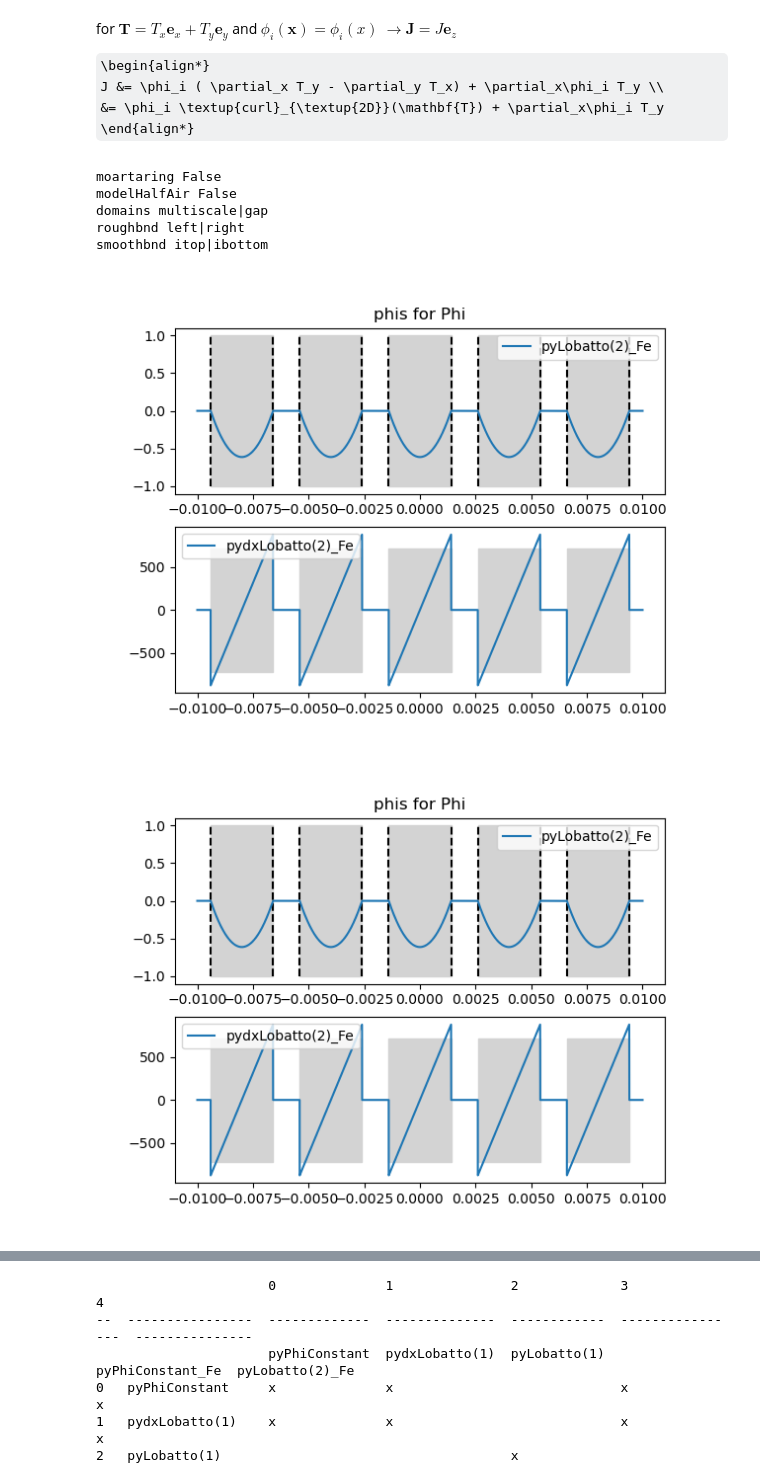
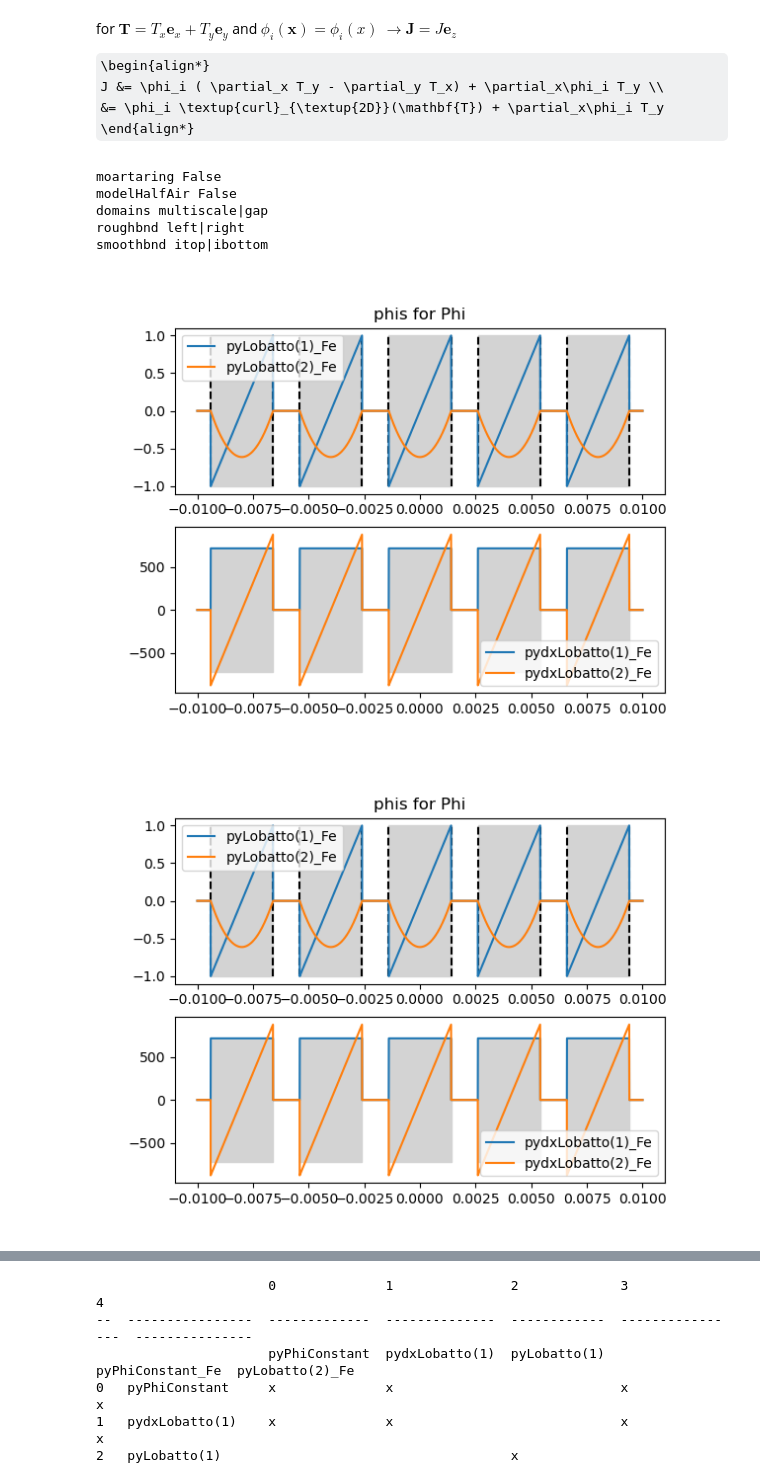
Before and after one commit to vhanser/ngsolveexample, a Jupyter notebook: content/multiscale/multiscale2DAllECP.ipynb, the cells around one changed output, grey strips where cells are left out. Saved outputs shown, nothing was run; the diff lists cells and outputs as text; code cells hidden in the pictures; some formulas as TeX source.

Commit message:
good for rough

```diff
--- a/content/multiscale/multiscale2DAllECP.ipynb
+++ b/content/multiscale/multiscale2DAllECP.ipynb
@@ -18,7 +18,7 @@ import numpy as np
 
 
 rotated = True
-rotate_excitation = True
+rotate_excitation = False
 modelHalfAir = False
 
 moartaring=False
@@ -299,15 +299,15 @@ def calcMultiscale(useGradients=True, drawPhis=True):
             cl_Phi(1, fes_order=1, material=domains, dirichlet=roughbnd, useGradients=True, useAbsolutes=True, modelHalfAir=True),
 #
             # cl_Phi([smoothBPhi2, smoothBPhi2.getDiff()], fes_order=1, material=domains, dirichlet=roughbnd, useGradients=True, modelHalfAir=False),
-            # cl_Phi(2, fes_order=1, material=domains, dirichlet=roughbnd, inAir=False, modelHalfAir=False),
-            # cl_Phi(2, fes_order=1, material=domains, dirichlet=roughbnd, inIron=False, modelHalfAir=False),
+            cl_Phi(2, fes_order=1, material=domains, dirichlet=roughbnd+ "|" + smoothbnd, inAir=False, modelHalfAir=False),
+            cl_Phi(2, fes_order=1, material=domains, dirichlet=roughbnd+ "|" + smoothbnd, inIron=False, modelHalfAir=False),
         ]
 
     orderT = [
-        # cl_Phi([pyPhiConst(val = 1, inAir=False), pyPhiZero()], fes_order=2, material="multiscale", dirichlet=roughbnd_inner+"|" + smoothbnd, inAir=False),
+        # cl_Phi([pyPhiConst(val = 1, inAir=False), pyPhiZero()], fes_order=2, material="multiscale", dirichlet=roughbnd_inner inAir=False, nograds=False),
 
-        # cl_Phi(1, fes_order=1, material="multiscale", dirichlet=roughbnd_inner+ "|" + smoothbnd, inAir=False, modelHalfAir=False),
-        cl_Phi(2, fes_order=2, material="multiscale", dirichlet=roughbnd_inner +"|" + smoothbnd, inAir=False, modelHalfAir=False),
+        cl_Phi(1, fes_order=2, material="multiscale", dirichlet=roughbnd_inner, inAir=False, modelHalfAir=True, nograds=True, useCurls=False),
+        cl_Phi(2, fes_order=2, material="multiscale", dirichlet=roughbnd_inner , inAir=False, modelHalfAir=False, nograds=True, useCurls=True),
     ]
 
     if not moartaring:
@@ -330,7 +330,7 @@ def calcMultiscale(useGradients=True, drawPhis=True):
         VSpace.append(H1(meshMS, order=phi_i.fes_oder+1, definedon=meshMS.Materials(phi_i.material), dirichlet=phi_i.dirichlet, complex=True))
 
     for phi_i in orderT:
-        VSpace.append(HCurl(meshMS, order=phi_i.fes_oder, definedon=meshMS.Materials(phi_i.material), dirichlet=phi_i.dirichlet, complex=True, nograds=True))
+        VSpace.append(HCurl(meshMS, order=phi_i.fes_oder, definedon=meshMS.Materials(phi_i.material), dirichlet=phi_i.dirichlet, complex=True, nograds=phi_i.nograds))
 
     VSpace.append(NumberSpace(meshMS, complex=True))
     VSpace = FESpace(VSpace)
@@ -451,24 +451,27 @@ def calcMultiscale(useGradients=True, drawPhis=True):
     print("ansatz", gradgradMS.ansatz)
     return sol, energy, losses, gradgradMS, curlcurlMS, H_MS, J_MS
 # %%
+
+if "curlcurlMS" in locals():
+    del curlcurlMS
 sol_MS, energy_MS, eddyLosses_MS, gradgradMS, curlcurlMS, H_MS, J_MS = calcMultiscale(False, drawPhis=True)
 
 #H_MS.Compile()
 # print("Norm soll diff", Integrate((sum(sol_comp_MS) - sol_ref)* (sum(sol_comp_MS) - sol_ref)/( (sol_ref)**2) , meshRef)*100,  "%")
 # print("diff energy", energy_MS, energy_ref, energy_MS - energy_ref, (energy_MS - energy_ref)/energy_ref * 100, "%")
 
 # print(Integrate(Norm(sum(sol_comp_MS) - sol_ref), meshRef))
 
 
 u_MS = sum(gradgradMS.sol_comp[:len(gradgradMS.orderPhi)])
 
 print("energy_ref, energy_MS", energy_ref, energy_MS)
 print("eddy_ref, eddy_MS", eddyLosses_ref, eddyLosses_MS)
 # %% [output]
 moartaring False
 modelHalfAir False
 domains multiscale|gap
 roughbnd left|right
 smoothbnd itop|ibottom
-[figure, old version]
+[figure, new version]
-[figure, old version]
+[figure, new version]
```
Also changed, not shown: parts of 5 cells of this notebook.
